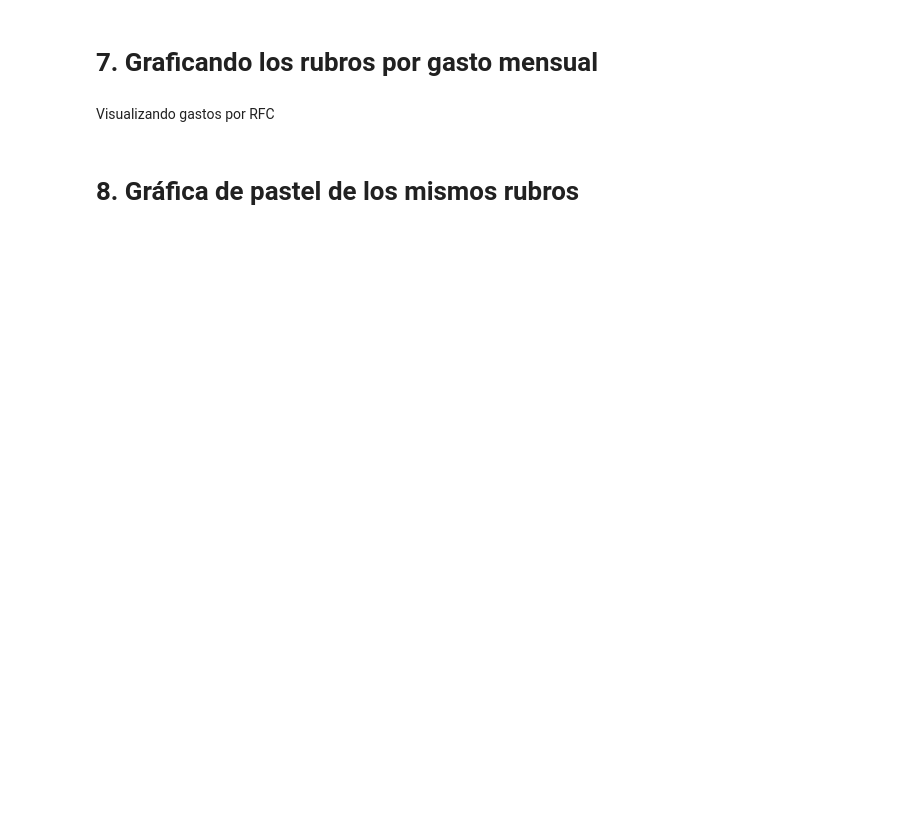
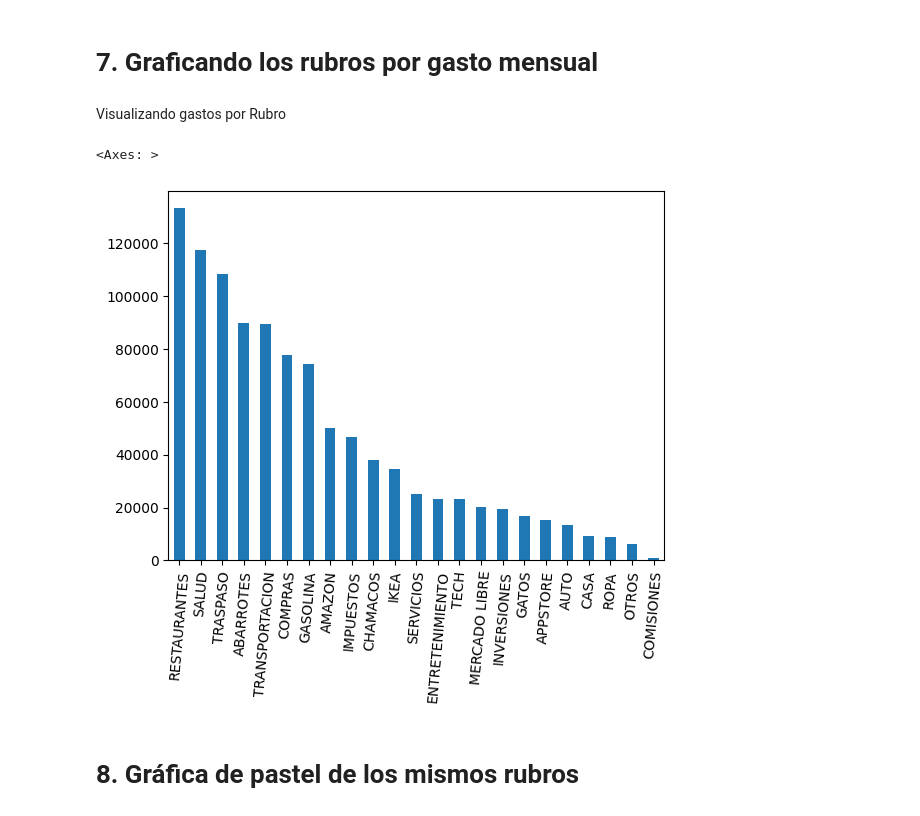
Before and after one commit to rockdrigoma/extraccionGastosBanco, a Jupyter notebook: GastosCalc.ipynb, the cells around one changed output. Cells and saved outputs as stored; diff of their text form; code cells hidden in the pictures; blank space fills up the shorter version.

```diff
--- a/GastosCalc.ipynb
+++ b/GastosCalc.ipynb
@@ -179,10 +190,11 @@ trans_pat_8 = (
 # %% [markdown]
 ## 4. Comenzamos la lectura de PDFs. Si se quiere extraer sólo de un PDF, se modifica el nombre a algo más particular como 'estadoCuentaSeptiembre2024'. Si se quiere extraer lo de varios PDFs se modifica como algo más general que tengan en común los nombres de todos los PDFs como 'estadoCuenta'.
 # %%
-nombre_archivos = 'bbvasept.pdf' #cambia el contenido de este valor de acuerdo al nombre de tus archivos
+nombre_archivos = '.pdf' #cambia el contenido de este valor de acuerdo al nombre de tus archivos
 count = 0
 for i in os.listdir():
   if nombre_archivos in i:
+    print(i)
     with open(f"/content/{i}", "rb") as file:
       pdf = pdftotext.PDF(file, physical=True)
       for i, page in enumerate(pdf):
@@ -198,6 +210,7 @@ for i in os.listdir():
           match_4 = re.search(pattern=trans_pat_4, string=line)
           match_5 = re.search(pattern=trans_pat_5, string=line)
           match_6 = re.search(pattern=trans_pat_6, string=line)
+          match_7_1 = re.search(pattern=trans_pat_7_1, string=line)
           match_7 = re.search(pattern=trans_pat_7, string=line)
           match_1_2 = re.search(pattern=trans_pat_1_2, string=line)
           match_2_2 = re.search(pattern=trans_pat_2_2, string=line)
@@ -208,7 +221,9 @@ for i in os.listdir():
           match_7_2 = re.search(pattern=trans_pat_7_2, string=line)
           match_8 = re.search(pattern=trans_pat_8, string=line)
           if 'S/I' in line or 'MSI' in line:
-            if match_7:
+            if match_7_1:
+              mensualidades.append(match_7_1.groupdict())
+            elif match_7:
               mensualidades.append(match_7.groupdict())
             elif match_6_3:
               mensualidades.append(match_6_3.groupdict())
@@ -255,6 +270,8 @@ for i in os.listdir():
             gastos.append(match_5.groupdict())
           elif match_6:
             gastos.append(match_6.groupdict())
+          elif match_7_1:
+            gastos.append(match_7_1.groupdict())
           elif match_7:
             gastos.append(match_7.groupdict())
           elif match_8:
@@ -310,14 +327,14 @@ pago_tarjeta = pd.DataFrame(pago_tarjeta)
 # %%
 gastos['CANTIDAD'] = gastos['CANTIDAD'].astype(float)
 gastos['date1'] = pd.to_datetime(gastos['date1'], format='mixed')
-gastos['CARD'] = gastos['CARD'].fillna('NO_CARD')
+gastos['REFERENCIA'] = gastos['REFERENCIA'].fillna('NO_REF')
 gastos['RFC'] = gastos['RFC'].fillna('NO_RFC')
 if len(devoluciones) > 0:
   devoluciones['CANTIDAD'] = devoluciones['CANTIDAD'].str.replace('-', '')
   devoluciones['CANTIDAD'] = devoluciones['CANTIDAD'].astype(float)
   devoluciones['date1'] = pd.to_datetime(devoluciones['date1'], format='mixed')
-  #devoluciones['CARD'] = devoluciones['CARD'].fillna('NO_CARD')
-  #devoluciones['RFC'] = devoluciones['RFC'].fillna('NO_RFC')
+  devoluciones['REFERENCIA'] = devoluciones['REFERENCIA'].fillna('NO_REF')
+  devoluciones['RFC'] = devoluciones['RFC'].fillna('NO_RFC')
 meses_sin_intereses['TOTAL'] = meses_sin_intereses['TOTAL'].astype(float)
 meses_sin_intereses['PARCIAL'] = meses_sin_intereses['PARCIAL'].astype(float)
 meses_sin_intereses['RESTANTE'] = meses_sin_intereses['RESTANTE'].astype(float)
@@ -401,12 +378,20 @@ for i, row in gastos.iterrows():
+# %%
+from joblib import load
+
+model = load('text_classification_model.joblib')
+gastos['RUBRO'] = model.predict(gastos['description'])
 # %% [markdown]
 # 7. Graficando los rubros por gasto mensual
+# %% [markdown]
+Visualizando gastos por Rubro
 # %%
 x_ticks = []
-for l in gastos.groupby(['LABEL'])['CANTIDAD'].sum().sort_values(ascending=False).reset_index()['LABEL'].to_list():
-  x_ticks.append(gastos.loc[gastos['LABEL'] == l, 'LABEL'].to_list()[0])
+for l in gastos.groupby(['RUBRO'])['CANTIDAD'].sum().sort_values(ascending=False).reset_index()['RUBRO'].to_list():
+  x_ticks.append(gastos.loc[gastos['RUBRO'] == l, 'RUBRO'].to_list()[0])
 
-to_plot = gastos.groupby(['LABEL'])['CANTIDAD'].sum().sort_values(ascending=False)
+to_plot = gastos.groupby(['RUBRO'])['CANTIDAD'].sum().sort_values(ascending=False)
 to_plot.index = x_ticks
 to_plot.plot(kind='bar', rot=85)
+# %% [output]
+<Axes: >
+[figure, added]
-# %% [markdown]
-Visualizando gastos por RFC
```
Also changed, not shown: parts of 35 cells of this notebook.
